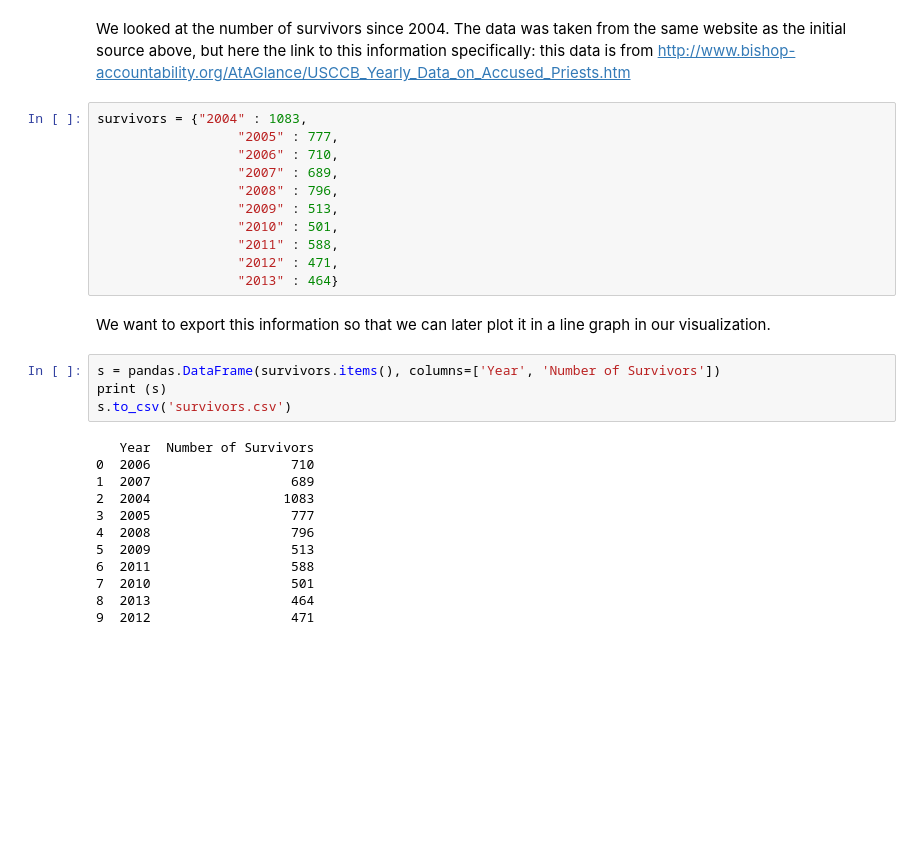
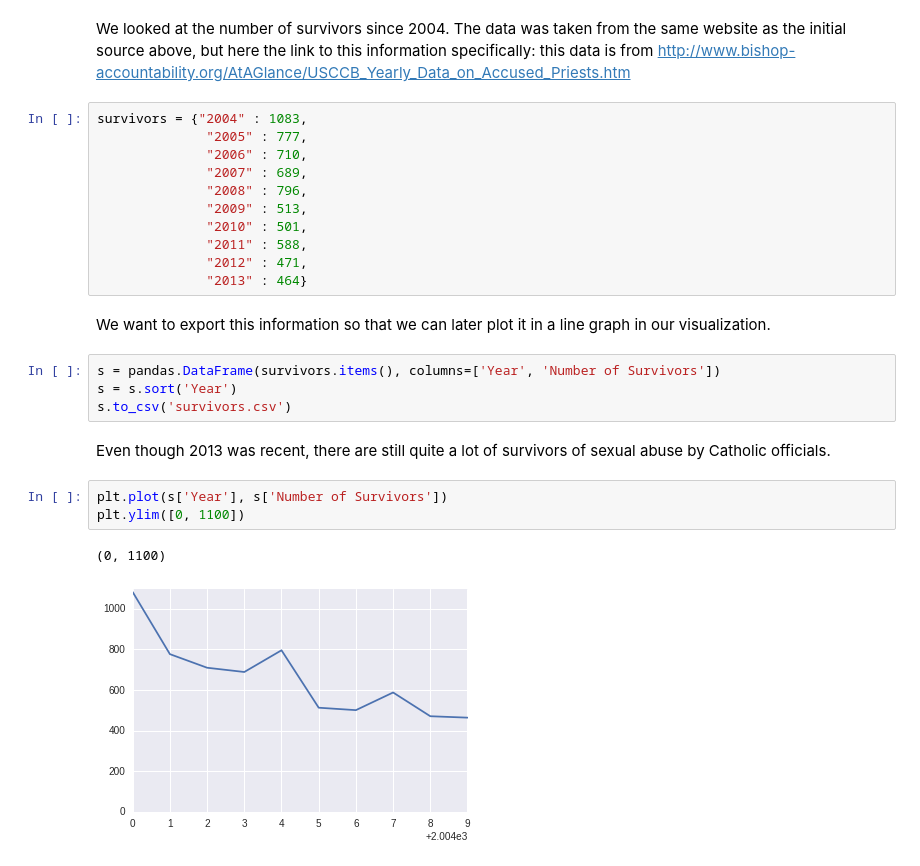
Before and after one commit to jay-woo/DataScience16CTW, a Jupyter notebook: data_cleaning_exploration.ipynb, the cells around one changed output. Saved outputs shown, nothing was run; the diff lists cells and outputs as text; blank space fills up the shorter version.

```diff
--- a/data_cleaning_exploration.ipynb
+++ b/data_cleaning_exploration.ipynb
@@ -297,30 +250,26 @@ We decided we wanted to explore this as well so we plotted it in a line chart in
 We looked at the number of survivors since 2004. The data was taken from the same website as the initial source above, but here the link to this information specifically: this data is from http://www.bishop-accountability.org/AtAGlance/USCCB_Yearly_Data_on_Accused_Priests.htm
 # %%
 survivors = {"2004" : 1083,
-                  "2005" : 777,
-                  "2006" : 710,
-                  "2007" : 689,
-                  "2008" : 796,
-                  "2009" : 513,
-                  "2010" : 501,
-                  "2011" : 588,
-                  "2012" : 471,
-                  "2013" : 464}
+              "2005" : 777,
+              "2006" : 710,
+              "2007" : 689,
+              "2008" : 796,
+              "2009" : 513,
+              "2010" : 501,
+              "2011" : 588,
+              "2012" : 471,
+              "2013" : 464}
 # %% [markdown]
 We want to export this information so that we can later plot it in a line graph in our visualization.
 # %%
 s = pandas.DataFrame(survivors.items(), columns=['Year', 'Number of Survivors'])
-print (s)
+s = s.sort('Year')
 s.to_csv('survivors.csv')
-# %% [output]
-   Year  Number of Survivors
-0  2006                  710
-1  2007                  689
-2  2004                 1083
-3  2005                  777
-4  2008                  796
-5  2009                  513
-6  2011                  588
-7  2010                  501
-8  2013                  464
-9  2012                  471
+# %% [markdown]
+Even though 2013 was recent, there are still quite a lot of survivors of sexual abuse by Catholic officials.
+# %%
+plt.plot(s['Year'], s['Number of Survivors'])
+plt.ylim([0, 1100])
+# %% [output]
+(0, 1100)
+[figure, added]
```
Also changed, not shown: parts of 14 cells of this notebook, 6 other files.
